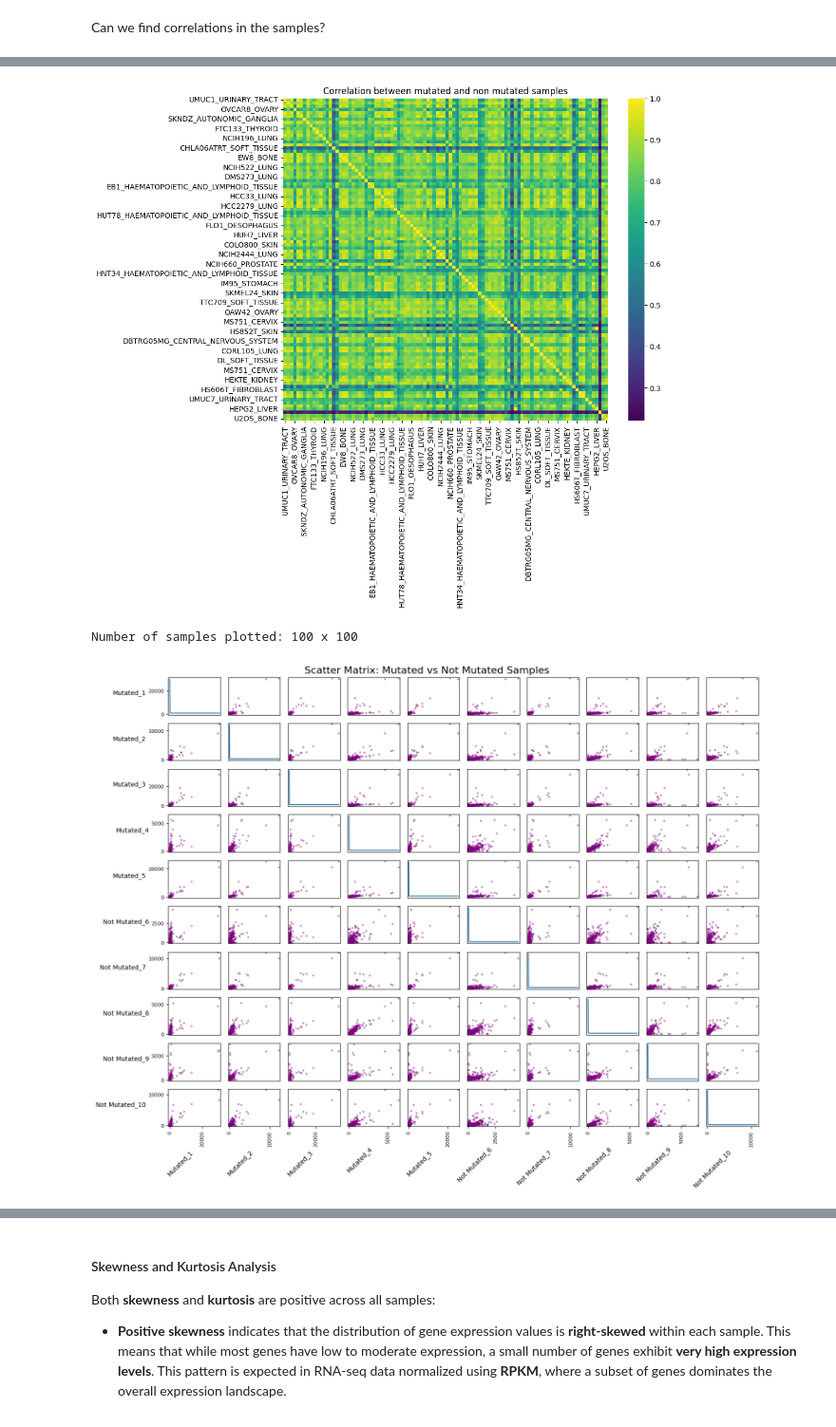
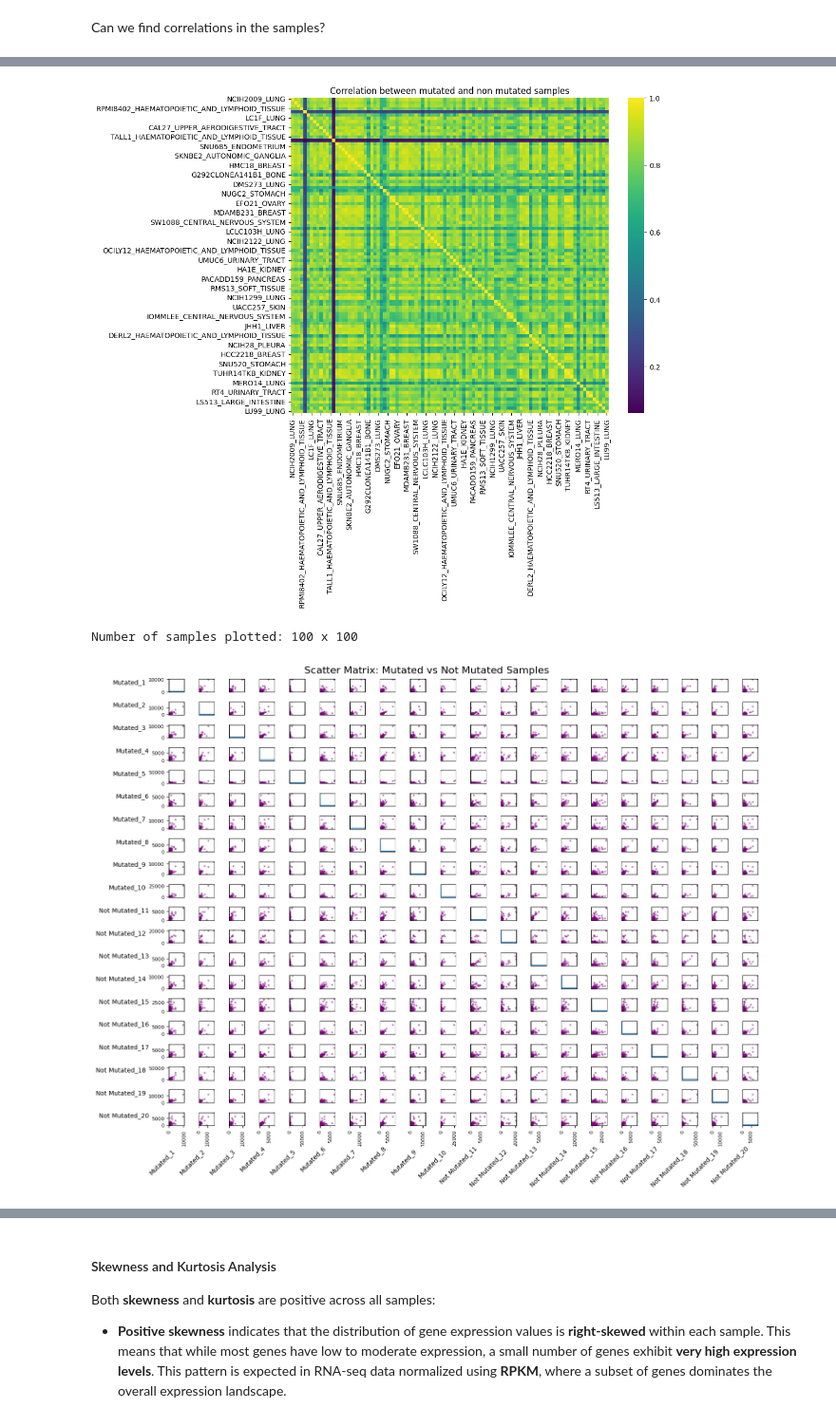
Before and after one commit to MichelangeloNardi/AILAB, a Jupyter notebook: delivery/explore_ccle.ipynb, the cells around one changed output, grey strips where cells are left out. Shown at 95% size. Drawn from its saved outputs; the diff is of its cells as text; code cells hidden in the pictures.

```diff
--- a/delivery/explore_ccle.ipynb
+++ b/delivery/explore_ccle.ipynb
@@ -333,11 +315,0 @@ However, the Coefficient of Variation (CV) shows substantial spread, with some g
-# %%
-# Filter out genes with a coefficient of variation more than 55
-cv_genes = mRNA_2019.std(axis = 0)/mRNA_2019.mean(axis = 0)
-samples_to_keep = cv_genes[cv_genes < 55].index
-
-mRNA_2019 = mRNA_2019[samples_to_keep]
-mut_all_2019 = mut_all_2019.loc[samples_to_keep]
-
-corr_matrix = mRNA_2019.corr()
-print('Minimum correlation between samples:',corr_matrix.describe().loc['min'].min())
-print('Minimum mean correlation between samples:',corr_matrix.describe().loc['mean'].min())
@@ -404,36 +373,36 @@ Number of samples plotted: 100 x 100
 # %%
 heatmap_plot('Correlation between mutated and non mutated samples',mRNA_2019,random_samples_mut_50_non_mut50)
 # %% [output]
-[figure, old version]
+[figure, new version]
 Number of samples plotted: 100 x 100
 # %%
 # --- Select and Prepare Sample Subset for Scatter Matrix ---
 
-# Combine 5 mutated and 5 non-mutated sample IDs
-selected_ids = random_samples_mut_100[:5].tolist() + random_samples_non_mut_100[:5].tolist()
+# Combine 10 mutated and 10 non-mutated sample IDs
+selected_ids = random_samples_mut_100[:10].tolist() + random_samples_non_mut_100[:10].tolist()
 
 # Subset expression data for selected samples
 subset_expr = mRNA_2019.loc[:, selected_ids]
 
 # Rename columns for clarity (e.g., Mutated_1, Not Mutated_1, etc.)
-labels = ['Mutated'] * 5 + ['Not Mutated'] * 5
+labels = ['Mutated'] * 10 + ['Not Mutated'] * 10
 subset_expr.columns = [f"{label}_{i+1}" for i, label in enumerate(labels)]
 
 # Generate scatter matrix
 axes = scatter_matrix(subset_expr, diagonal='kde', figsize=(15, 12), color='purple')
 
 # Rotate x and y axis labels for readability
 for ax in axes.ravel():
     if ax is not None:
         ax.set_xlabel(ax.get_xlabel(), rotation=45, ha='right')
         ax.set_ylabel(ax.get_ylabel(), rotation=0, ha='right')
 
 # Final touches
 plt.suptitle("Scatter Matrix: Mutated vs Not Mutated Samples", fontsize=16)
 plt.tight_layout()
 plt.show()
 # %% [output]
-[figure, old version]
+[figure, new version]
 # %%
 # --- Correlation Summary for Mutated and Non-Mutated Samples ---
 
```
Also changed, not shown: parts of 22 cells of this notebook, 1 other file.
